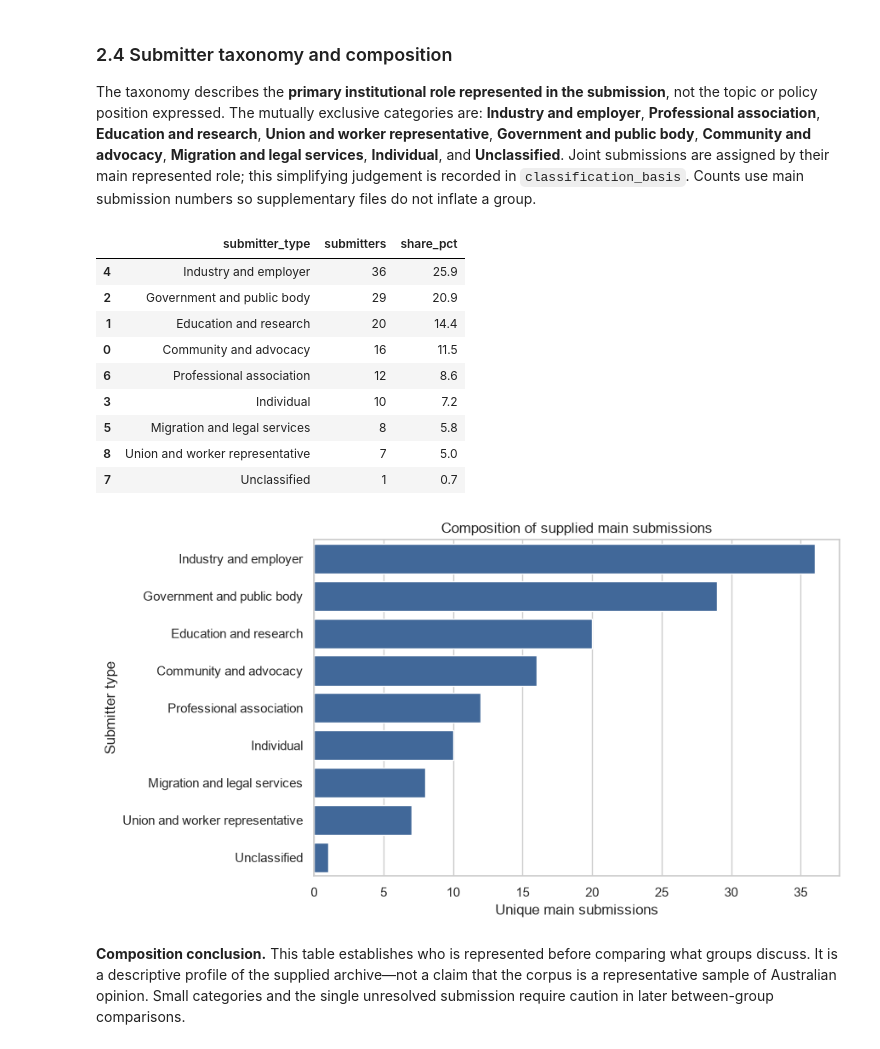
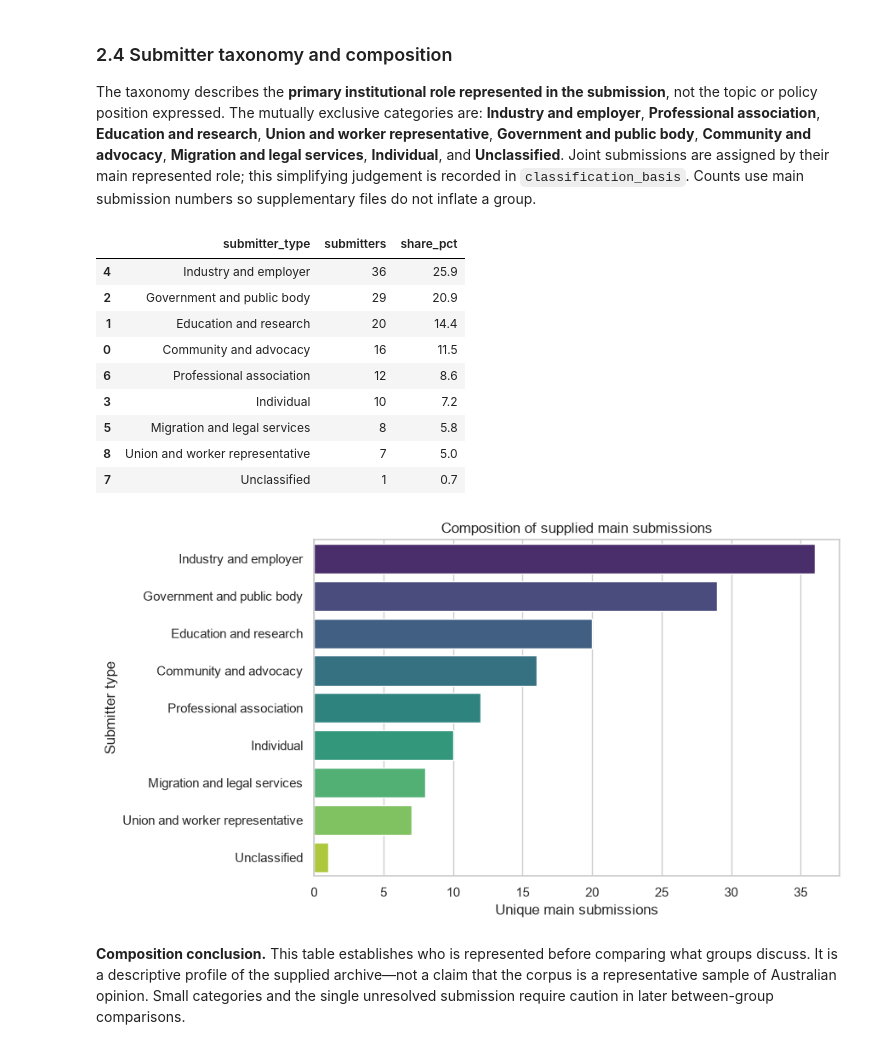
Before and after one commit to tuannm3812/uts-mdsi, a Jupyter notebook: llm-wiki/02-subjects/36118-applied-natural-language-processing/assignments/current-2026/at1/notebooks/1_skilled_migration_text_analysis.ipynb, the cells around one changed output. Drawn from its saved outputs; the diff is of its cells as text; code cells hidden in the pictures.

```diff
--- a/llm-wiki/02-subjects/36118-applied-natural-language-processing/assignments/current-2026/at1/notebooks/1_skilled_migration_text_analysis.ipynb
+++ b/llm-wiki/02-subjects/36118-applied-natural-language-processing/assignments/current-2026/at1/notebooks/1_skilled_migration_text_analysis.ipynb
@@ -358,35 +358,37 @@ submitter_composition = (
 submitter_composition["share_pct"] = (
     100 * submitter_composition["submitters"] / len(submitter_metadata)
 ).round(1)
 display(submitter_composition)
 
 fig, ax = plt.subplots(figsize=FIGURE_SIZE)
 sns.barplot(
     data=submitter_composition,
     x="submitters",
     y="submitter_type",
-    color="#3267A8",
+    hue="submitter_type",
+    palette="viridis",
+    legend=False,
     ax=ax,
 )
 ax.set(
     title="Composition of supplied main submissions",
     xlabel="Unique main submissions",
     ylabel="Submitter type",
 )
 plt.tight_layout()
 plt.show()
 # %% [output]
 |  | submitter_type | submitters | share_pct |
 | 4 | Industry and employer | 36 | 25.9 |
 | 2 | Government and public body | 29 | 20.9 |
 | 1 | Education and research | 20 | 14.4 |
 | 0 | Community and advocacy | 16 | 11.5 |
 | 6 | Professional association | 12 | 8.6 |
 | 3 | Individual | 10 | 7.2 |
 | 5 | Migration and legal services | 8 | 5.8 |
 | 8 | Union and worker representative | 7 | 5.0 |
 | 7 | Unclassified | 1 | 0.7 |
-[figure, old version]
+[figure, new version]
 # %% [markdown]
 **Composition conclusion.** This table establishes who is represented before comparing what groups discuss. It is a descriptive profile of the supplied archive—not a claim that the corpus is a representative sample of Australian opinion. Small categories and the single unresolved submission require caution in later between-group comparisons.
 # %% [markdown]
```
Also changed, not shown: parts of 5 cells of this notebook, 3 other files.
